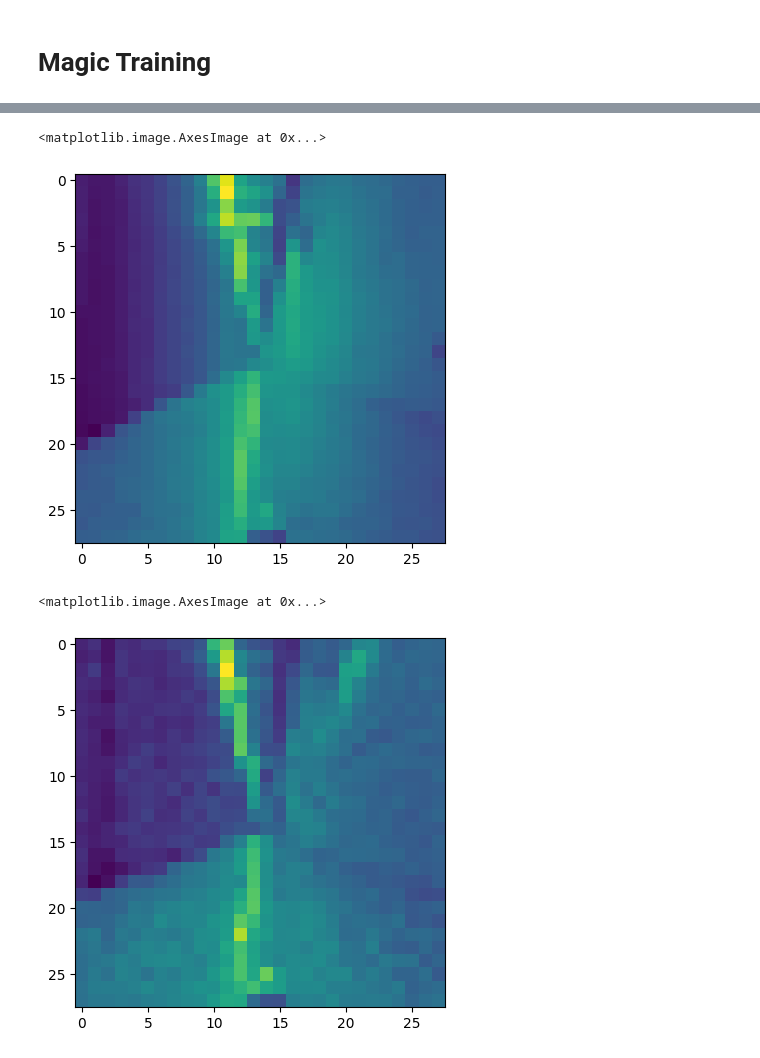
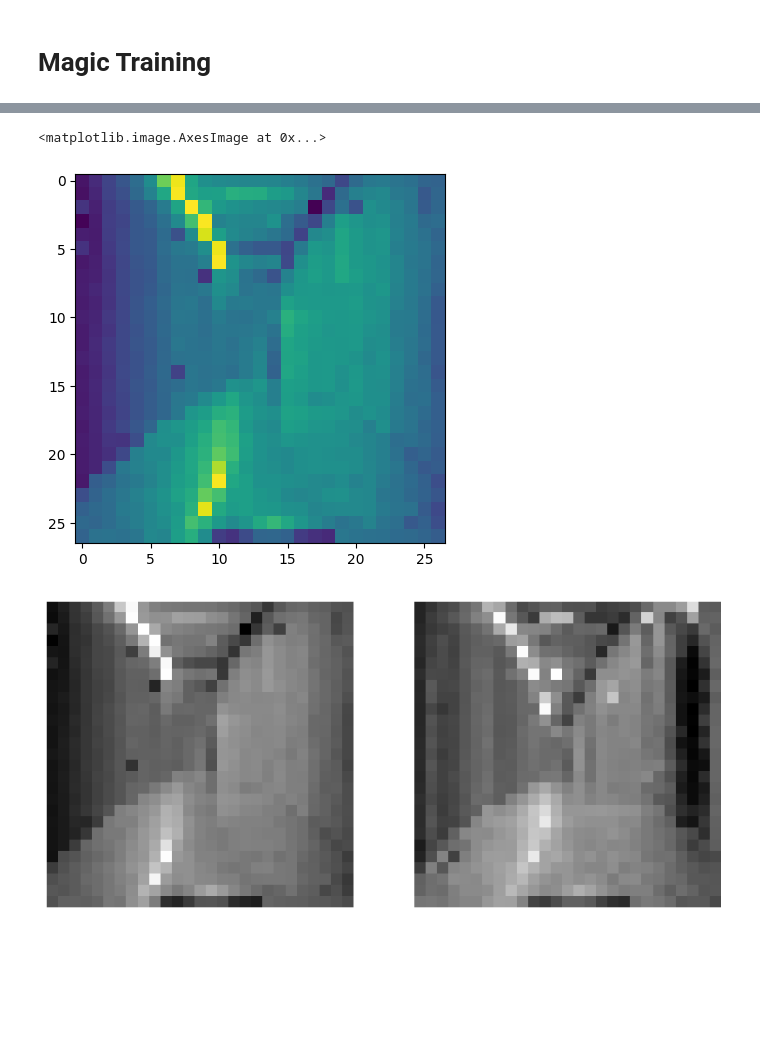
Before and after one commit to Immaioz/SNN_CNN_Interaction, a Jupyter notebook: Magic Loop.ipynb, the cells around one changed output, grey strips where cells are left out. Drawn from its saved outputs; the diff is of its cells as text; code cells hidden in the pictures; blank space fills up the shorter version.

```diff
--- a/Magic Loop.ipynb
+++ b/Magic Loop.ipynb
@@ -515,5 +727,10 @@ val_dataset = TensorDataset(X_val,X_val)
 val_dataloader = DataLoader(val_dataset, batch_size=BATCH_SIZE, shuffle=True)
 
 loss_fn = torch.nn.MSELoss()
+magic_sae = SAE(729,CODE_SIZE,num_steps=30)
+optimizer = torch.optim.Adam(magic_sae.parameters(), lr=1e-3, betas=(0.9, 0.999))
+
+# for e in range(20):
+#     train_loss = train(magic_sae, pre_train_dataloader, optimizer, e)
 train_losses, val_losses = train(magic_sae,pre_train_dataloader,val_dataloader,PRE_TRAIN_EPOCHS,loss_fn,optimizer)
 # %% [output]
@@ -597,7 +835,7 @@ for frame in range(len(X_test)):
     #sample = cv2.resize(sample, (28, 28))
     #sample = log_resize(sample)
     sample = torch.Tensor(sample)
-    sample = torch.reshape(sample,(-1,784))
+    sample = torch.reshape(sample,(-1,729))
     frame_err = compute_reconstruction_error(magic_sae,sample)
     frame_errors.append(frame_err)
 
@@ -639,5 +877,6 @@ False Negatives:  74
 # %%
 loss_fn = IncrementalLoss(lambda_=LAMBDA)
+loss_fn =  torch.nn.MSELoss()
 optimizer = torch.optim.Adam(magic_sae.parameters(), lr=1e-3, betas=(0.9, 0.999)) # Prova
 # %% [markdown]
 # Magic Training
@@ -654,7 +893,7 @@ for frame in range(len(X_test)):
     #sample = cv2.resize(sample, (28, 28))
     #sample = log_resize(sample)
     sample = torch.Tensor(sample)
-    sample = torch.reshape(sample,(-1,784))
+    sample = torch.reshape(sample,(-1,729))
     frame_err = compute_reconstruction_error(magic_sae,sample)
     frame_errors.append(frame_err)
 
@@ -674,7 +913,7 @@ for frame in range(len(X_test)):
             train_dataset = TensorDataset(sample,sample)
             train_dataloader = DataLoader(train_dataset, batch_size=1, shuffle=False)
             magic_train(magic_sae,train_dataloader,train_dataloader,EPOCHS_PER_FRAME,loss_fn,optimizer)
-            loss_fn.set_previous_weights(magic_sae)
+            # loss_fn.set_previous_weights(magic_sae)
         else:
             # Anomaly: Nothing to do here, we recognized the anomaly
             pass
@@ -701,17 +940,26 @@ Train loss at epoch: 1: 1.2484902143478394
 # %%
 TRAIN_ID = 10
-plt.imshow(X_train[TRAIN_ID].reshape(28,28))
+plt.imshow(X_train[TRAIN_ID].reshape(27,27))
 # %% [output]
 <matplotlib.image.AxesImage at 0x...>
-[figure, old version]
+[figure, new version]
 # %%
+fig, axes = plt.subplots(1, 2, figsize=(10, 5))
+
+# Display the first image
+axes[0].imshow(X_train[TRAIN_ID].reshape(27,27), cmap='gray')
+axes[0].axis('off')
+# axes[0].set_title('Original Image')
 magic_sae.eval()
-a,b = magic_sae(torch.Tensor(X_train[TRAIN_ID]))
-c = torch.mean(b,axis=0)
-plt.imshow(c.detach().numpy().reshape(28,28))
+a = magic_sae(torch.Tensor(X_train[TRAIN_ID]).reshape(1,-1))
+# Display the second image
+axes[1].imshow(a.detach().numpy().reshape(27,27), cmap='gray')
+axes[1].axis('off')
+# axes[1].set_title('Rescaled Image')
+
+plt.show()
 # %% [output]
-<matplotlib.image.AxesImage at 0x...>
-[figure, old version]
+[figure, new version]
 # %%
 plt.scatter(np.arange(len(frame_errors)),frame_errors,c=y_test)
 plt.xlabel("Frames")
```
Also changed, not shown: parts of 52 cells of this notebook, 1 other file.
